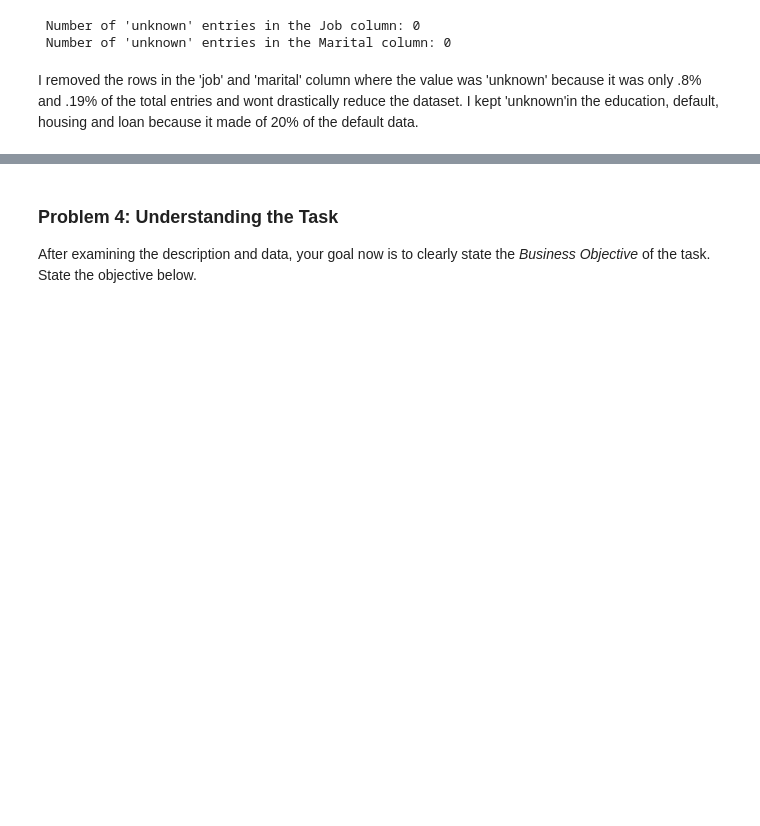
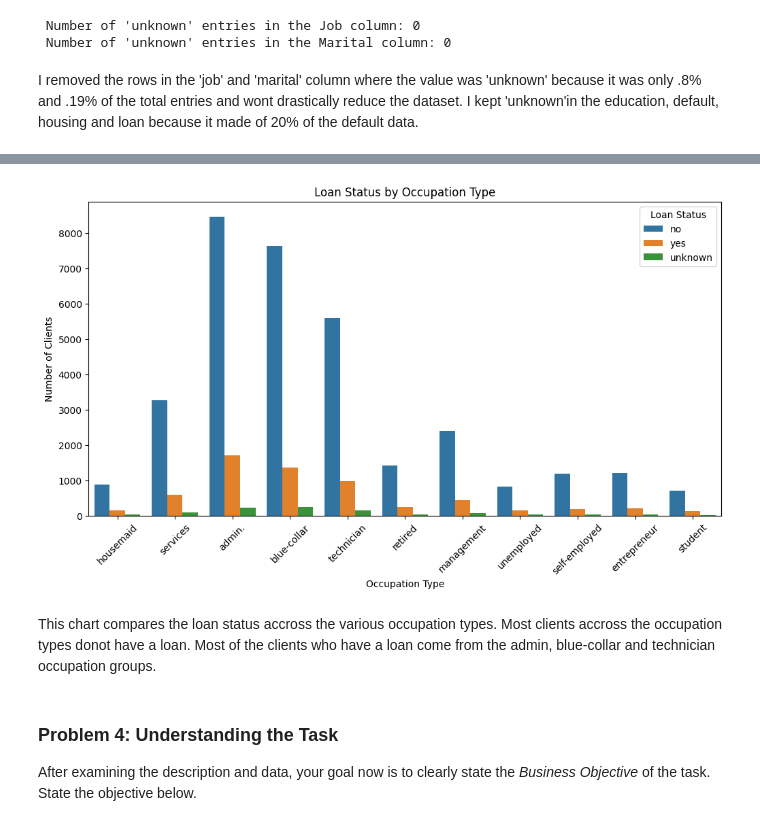
Before and after one commit to anthonyfeaster/UCB-AIML, a Jupyter notebook: Practical-3/prompt_III.ipynb, the cells around one changed output, grey strips where cells are left out. Cells and saved outputs as stored; diff of their text form; code cells hidden in the pictures; blank space fills up the shorter version.

```diff
--- a/Practical-3/prompt_III.ipynb
+++ b/Practical-3/prompt_III.ipynb
@@ -241,3 +252,18 @@ I removed the rows in the 'job' and 'marital' column where the value was 'unknow
+# %%
+#How many clients have a loan across each job level
+
+plt.figure(figsize=(12, 6))
+sns.countplot(data=bank, x='job', hue='loan')
+plt.title('Loan Status by Occupation Type')
+plt.xlabel('Occupation Type')
+plt.ylabel('Number of Clients')
+plt.legend(title='Loan Status')
+plt.xticks(rotation=45)
+plt.show()
+# %% [output]
+[figure, added]
+# %% [markdown]
+This chart compares the loan status accross the various occupation types. Most clients accross the occupation types donot have a loan. Most of the clients who have a loan come from the admin, blue-collar and technician occupation groups.
 # %% [markdown]
 ### Problem 4: Understanding the Task
 
```
Also changed, not shown: parts of 4 cells of this notebook.
